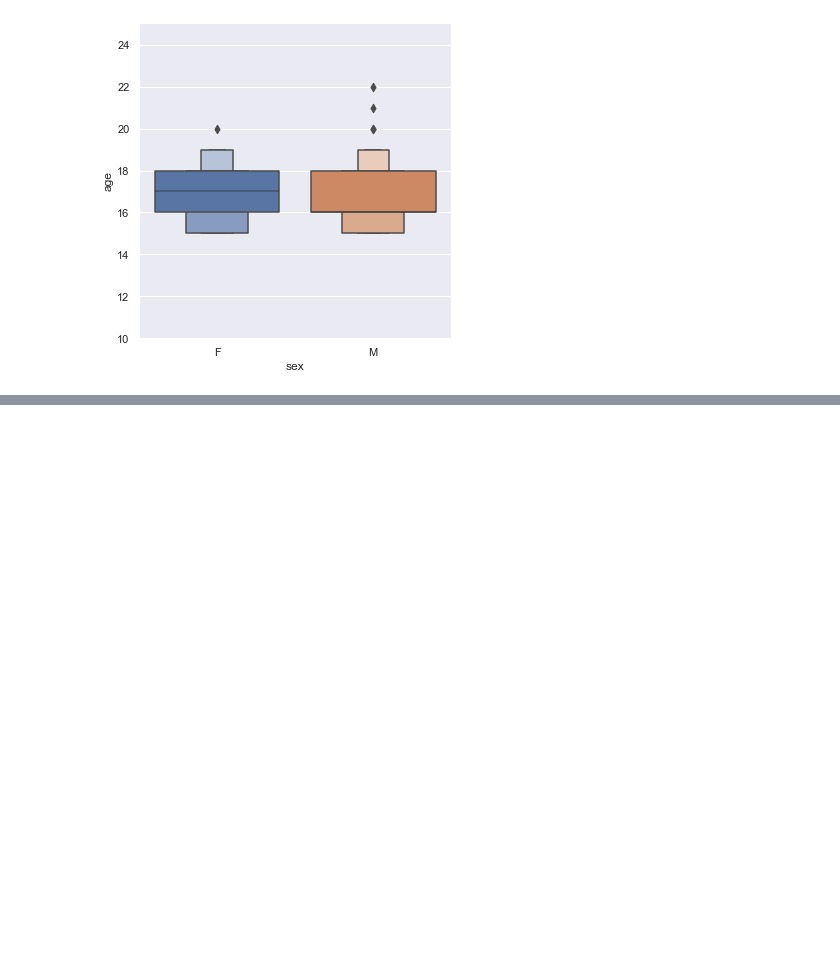
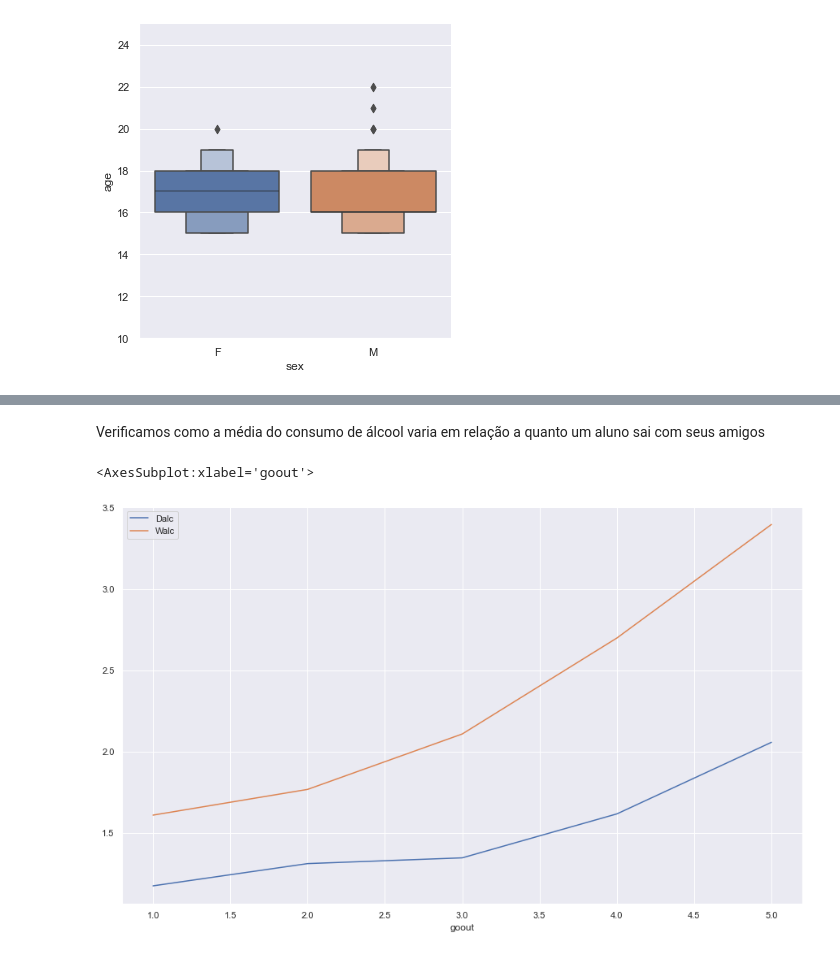
Before and after one commit to ferprr/data-science-project, a Jupyter notebook: notebooks/exploratory_analysis.ipynb, the cells around one changed output, grey strips where cells are left out. Saved outputs shown, nothing was run; the diff lists cells and outputs as text; code cells hidden in the pictures; blank space fills up the shorter version.

```diff
--- a/notebooks/exploratory_analysis.ipynb
+++ b/notebooks/exploratory_analysis.ipynb
@@ -82,0 +114,7 @@ plt.show()
+# %% [markdown]
+Verificamos como a média do consumo de álcool varia em relação a quanto um aluno sai com seus amigos
+# %%
+alcohol_consumption.groupby('goout', as_index=False)[['Dalc', 'Walc']].aggregate('mean').plot.line(x='goout')
+# %% [output]
+<AxesSubplot:xlabel='goout'>
+[figure, added]
```
Also changed, not shown: parts of 8 cells of this notebook.
